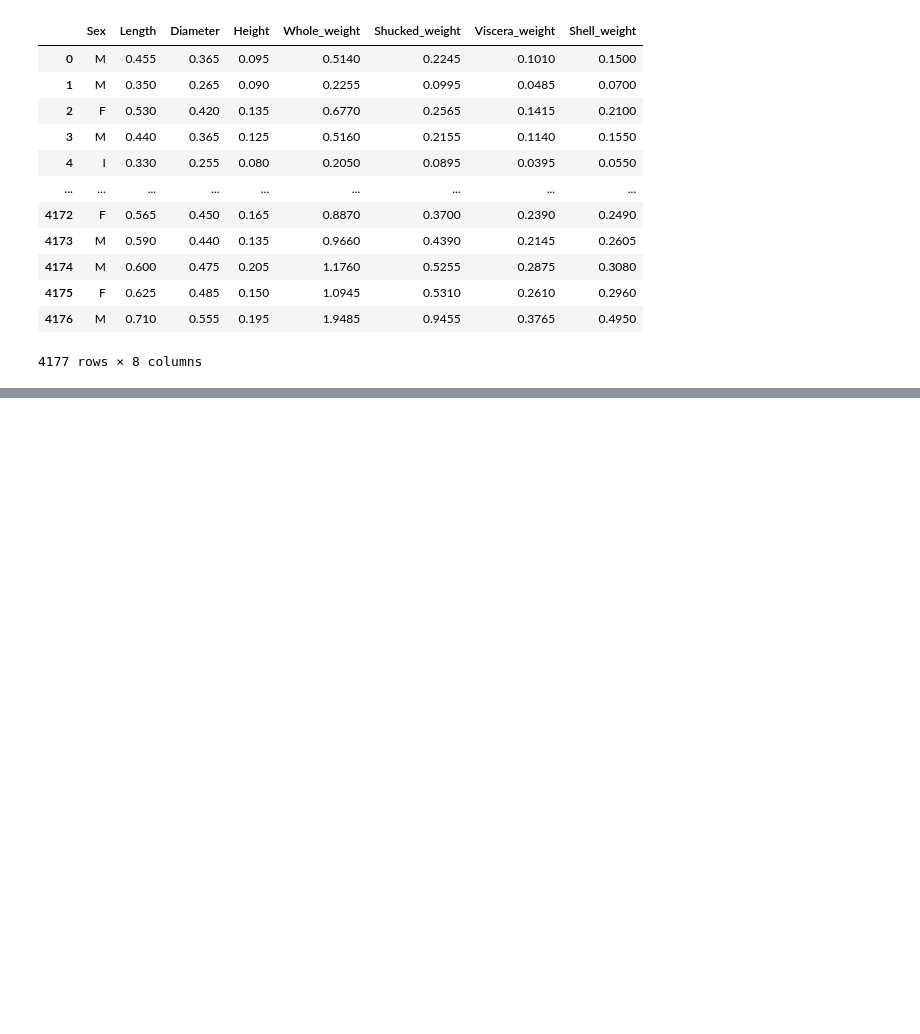
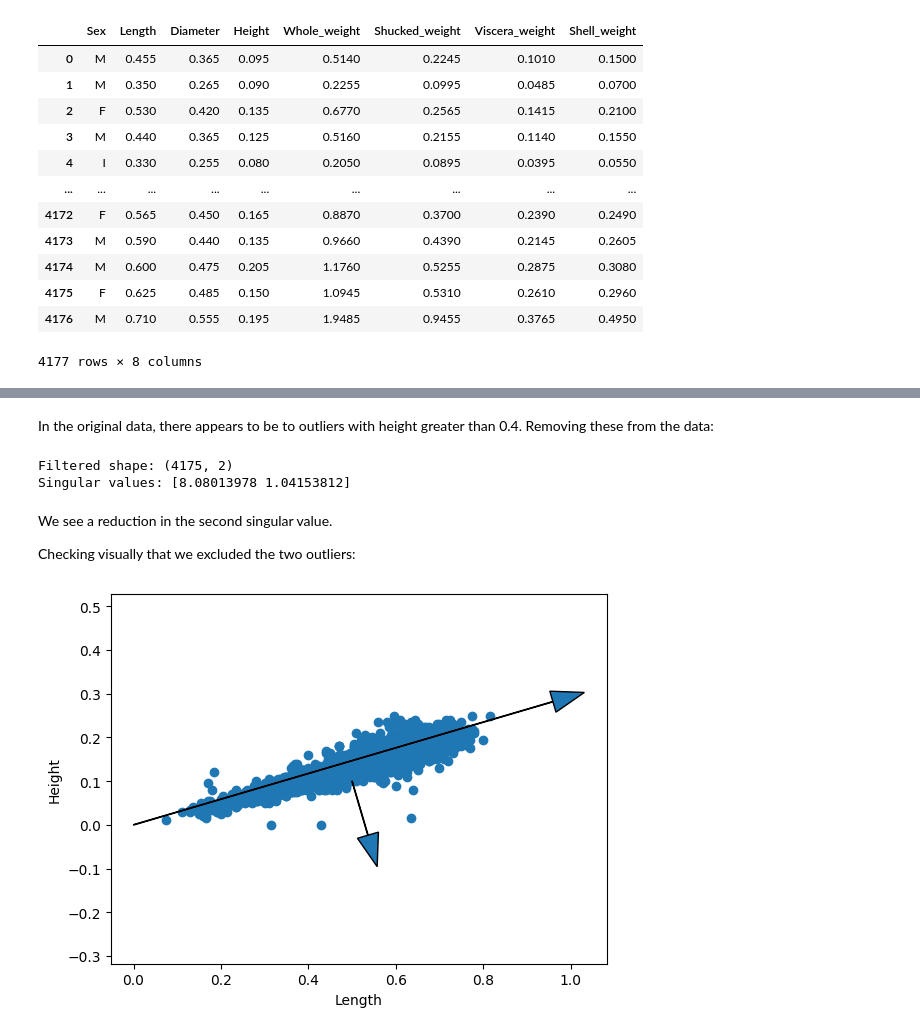
Before and after one commit to garth-wells/notebooks-3M1, a Jupyter notebook: 05-PCA.ipynb, the cells around one changed output, grey strips where cells are left out. Drawn from its saved outputs; the diff is of its cells as text; code cells hidden in the pictures; blank space fills up the shorter version.

```diff
--- a/05-PCA.ipynb
+++ b/05-PCA.ipynb
@@ -107,0 +114,31 @@ plt.show()
+# %% [markdown]
+In the original data, there appears to be to outliers with height greater than 0.4. Removing these from the data:
+# %%
+Xf = X[X[:,1]<0.4,:]
+print("Filtered shape:", Xf.shape)
+
+C = np.identity(Xf.shape[0]) - np.ones((Xf.shape[0], Xf.shape[0]))/ Xf.shape[0]
+Xc = C @ Xf
+U, S, Vh = np.linalg.svd(Xc)
+print("Singular values:", S)
+# %% [output]
+Filtered shape: (4175, 2)
+Singular values: [8.08013978 1.04153812]
+# %% [markdown]
+We see a reduction in the second singular value.
+
+Checking visually that we excluded the two outliers:
+# %%
+v0 = Vh[0,:]
+v1 = (S[1])/(S[0]) * Vh[1,:]
+
+fig, ax = plt.subplots()
+plt.scatter(Xf[:,0], Xf[:,1])
+ax.set_xlabel(data0.name)
+ax.set_ylabel(data1.name)
+ax.arrow(0, 0, v0[0], v0[1], head_width=0.05)
+ax.arrow(0.5, 0.1,  v1[0], v1[1], head_width=0.05)
+ax.set_aspect("equal", adjustable="datalim")
+plt.show()
+# %% [output]
+[figure, added]
```
Also changed, not shown: parts of 23 cells of this notebook, 1 other file.
